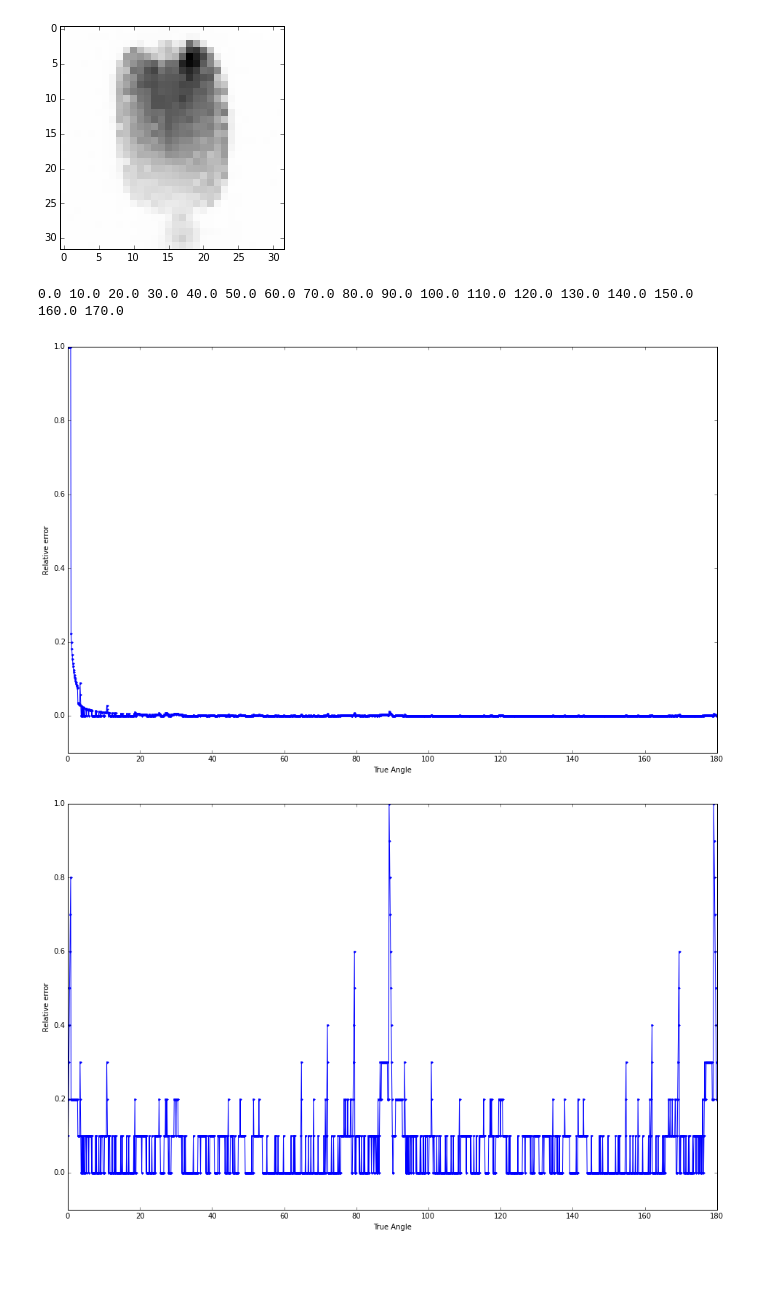
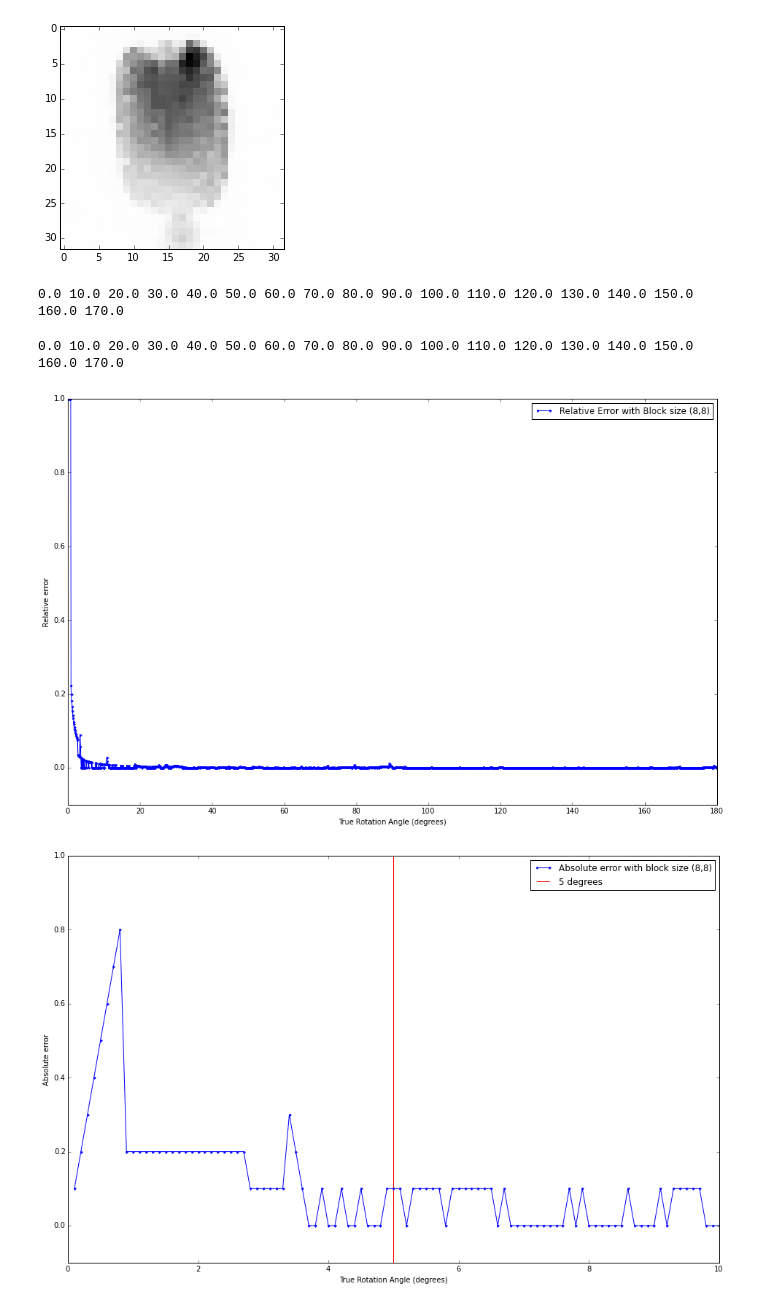
Before and after one commit to zyzdiana/AC297r-Volume-Registration, a Jupyter notebook: Downsampling.ipynb, the cells around one changed output. Saved outputs shown, nothing was run; the diff lists cells and outputs as text; code cells hidden in the pictures; blank space fills up the shorter version.

```diff
--- a/Downsampling.ipynb
+++ b/Downsampling.ipynb
@@ -200,7 +200,7 @@ min_angles_bess = {}
 angles = np.arange(0,180,0.1)
 for ang in angles:
     if(ang%10==0): print ang,
-    im1, im2 = rot_downsample(pic, ang)
+    im1, im2 = rot_downsample(pic, ang, block_size = (6,6))
     thetas = np.arange(ang-3, ang+3, 0.1)
     cost_func = np.zeros(len(thetas))
     for idx, th in enumerate(thetas):
@@ -208,9 +208,33 @@ for ang in angles:
         cost_func[idx] = cf_ssd(new_im2, im1)
     angMin = thetas[np.argmin(cost_func)]
     min_angles_bess[ang] = angMin
-    #plt.plot(thetas, cost_func, label = 'min angle = %s' %angMin)
-    #plt.title('True Rotation = %s' %ang)
-    #plt.legend()
-    #plt.show()
-# %% [output]
-0.0 10.0 20.0 30.0 40.0 50.0 60.0 70.0 80.0 90.0 100.0 110.0 120.0 130.0 140.0 150.0 160.0 170.0
+# %%
+min_angles_bess_6 = {}
+angles = np.arange(0,180,0.1)
+for ang in angles:
+    if(ang%10==0): print ang,
+    im1, im2 = rot_downsample(pic, ang, block_size = (6,6))
+    thetas = np.arange(ang-3, ang+3, 0.1)
+    cost_func = np.zeros(len(thetas))
+    for idx, th in enumerate(thetas):
+        new_im2 = bessel_rotate(im2, th)
+        cost_func[idx] = cf_ssd(new_im2, im1)
+    angMin = thetas[np.argmin(cost_func)]
+    min_angles_bess_6[ang] = angMin
+# %% [output]
+0.0 10.0 20.0 30.0 40.0 50.0 60.0 70.0 80.0 90.0 100.0 110.0 120.0 130.0 140.0 150.0 160.0 170.0
+# %%
+min_angles_bess_10 = {}
+angles = np.arange(0,180,0.1)
+for ang in angles:
+    if(ang%10==0): print ang,
+    im1, im2 = rot_downsample(pic, ang, block_size = (10,10))
+    thetas = np.arange(ang-3, ang+3, 0.1)
+    cost_func = np.zeros(len(thetas))
+    for idx, th in enumerate(thetas):
+        new_im2 = bessel_rotate(im2, th)
+        cost_func[idx] = cf_ssd(new_im2, im1)
+    angMin = thetas[np.argmin(cost_func)]
+    min_angles_bess_10[ang] = angMin
+# %% [output]
+0.0 10.0 20.0 30.0 40.0 50.0 60.0 70.0 80.0 90.0 100.0 110.0 120.0 130.0 140.0 150.0 160.0 170.0
@@ -226,20 +255,23 @@ diff = abs(y-x)/x
 # %%
 # Plot the difference
 plt.figure(figsize=[16,10])
-plt.plot(x,diff,'.-')
-plt.xlabel('True Angle')
+plt.plot(x,diff,'.-',label='Relative Error with Block size (8,8)')
+plt.xlabel('True Rotation Angle (degrees)')
 plt.ylabel('Relative error')
 plt.ylim([-0.1,1])
+plt.legend()
 plt.show()
 # %% [output]
-[figure, old version]
+[figure, new version]
 # %%
 # Plot the difference
 plt.figure(figsize=[16,10])
-plt.plot(x,abs(y-x),'.-')
-plt.xlabel('True Angle')
-plt.ylabel('Relative error')
+plt.plot(x[:100],abs(y-x)[:100],'.-', label='Absolute error with block size (8,8)')
+plt.vlines(5,-0.1,1,'r',label='5 degrees')
+plt.xlabel('True Rotation Angle (degrees)')
+plt.ylabel('Absolute error')
 plt.ylim([-0.1,1])
+plt.legend()
 plt.show()
 # %% [output]
-[figure, old version]
+[figure, new version]
```
Also changed, not shown: parts of 5 cells of this notebook.
